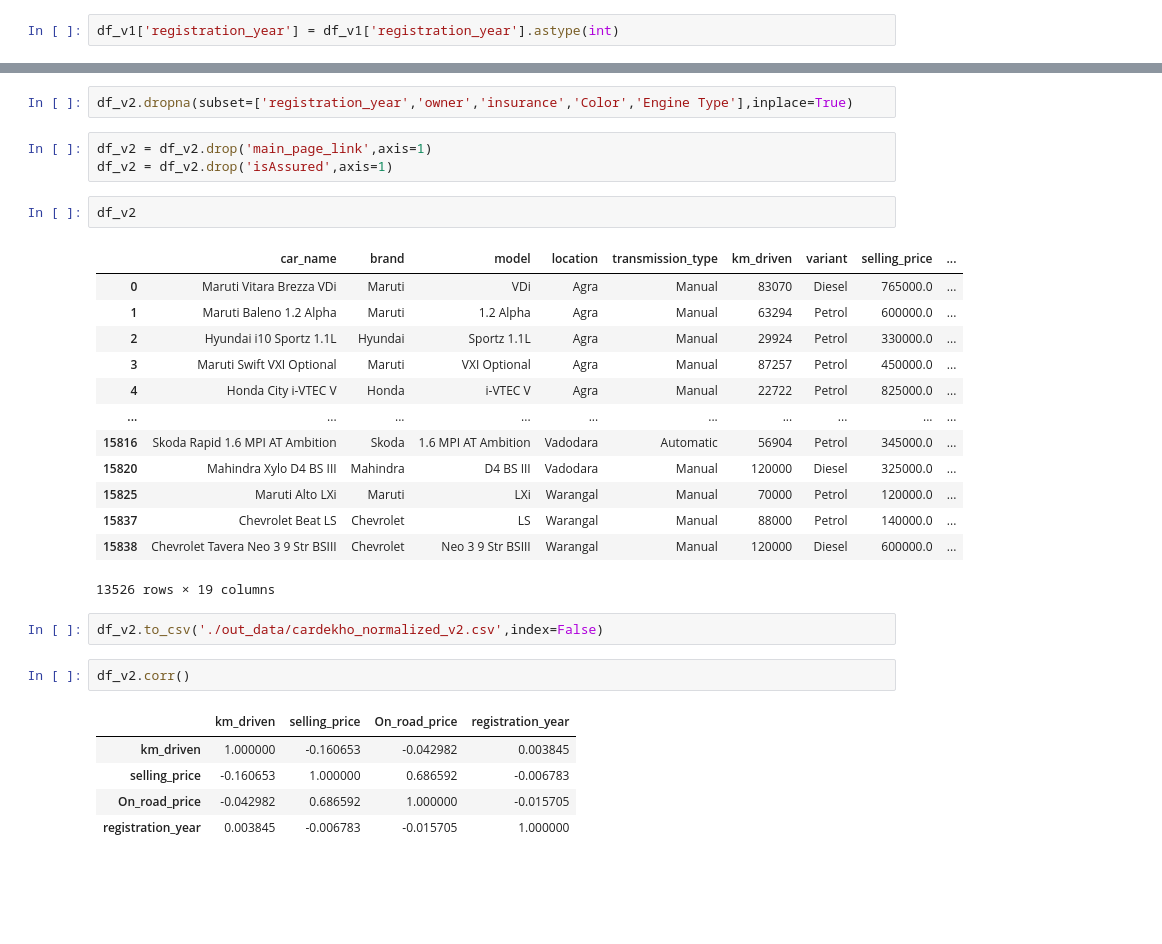
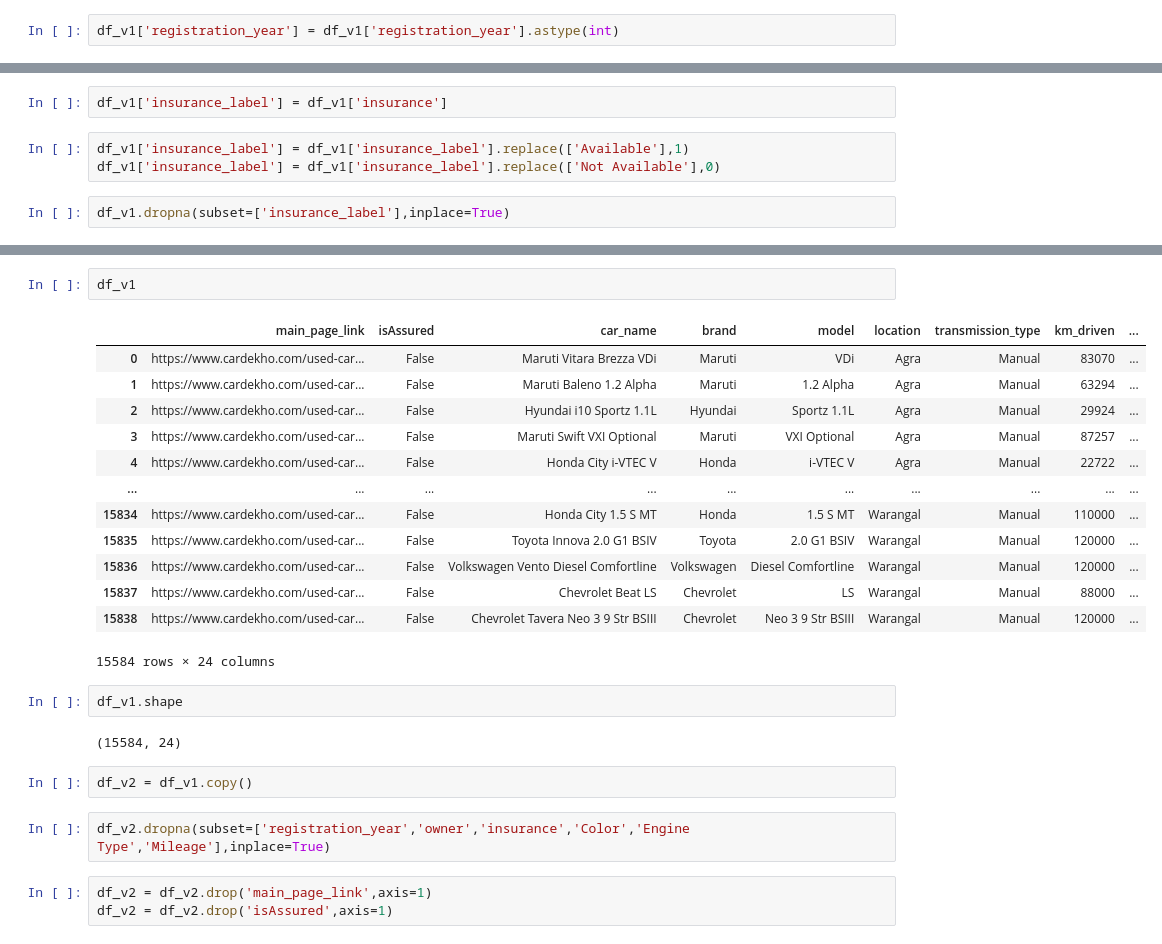
Before and after one commit to kaustavb79/cardekho, a Jupyter notebook: cardekho_data_normalize.ipynb, the cells around one changed output, grey strips where cells are left out. Cells and saved outputs as stored; diff of their text form; blank space fills up the shorter version.

```diff
--- a/cardekho_data_normalize.ipynb
+++ b/cardekho_data_normalize.ipynb
@@ -246,0 +189,7 @@ df_v1['On_road_price'] = df_v1['On_road_price'].apply(lambda x:clean_on_road_pri
+# %%
+df_v1['insurance_label'] = df_v1['insurance']
+# %%
+df_v1['insurance_label'] = df_v1['insurance_label'].replace(['Available'],1)
+df_v1['insurance_label'] = df_v1['insurance_label'].replace(['Not Available'],0)
+# %%
+df_v1.dropna(subset=['insurance_label'],inplace=True)
@@ -255,31 +275,27 @@ df_v2 = df_v1.copy()
-# %%
-df_v2.dropna(subset=['registration_year','owner','insurance','Color','Engine Type'],inplace=True)
-# %%
-df_v2 = df_v2.drop('main_page_link',axis=1)
-df_v2 = df_v2.drop('isAssured',axis=1)
-# %%
-df_v2
-# %% [output]
-|  | car_name | brand | model | location | transmission_type | km_driven | variant | selling_price | ... |
-| 0 | Maruti Vitara Brezza VDi | Maruti | VDi | Agra | Manual | 83070 | Diesel | 765000.0 | ... |
-| 1 | Maruti Baleno 1.2 Alpha | Maruti | 1.2 Alpha | Agra | Manual | 63294 | Petrol | 600000.0 | ... |
-| 2 | Hyundai i10 Sportz 1.1L | Hyundai | Sportz 1.1L | Agra | Manual | 29924 | Petrol | 330000.0 | ... |
-| 3 | Maruti Swift VXI Optional | Maruti | VXI Optional | Agra | Manual | 87257 | Petrol | 450000.0 | ... |
-| 4 | Honda City i-VTEC V | Honda | i-VTEC V | Agra | Manual | 22722 | Petrol | 825000.0 | ... |
-| ... | ... | ... | ... | ... | ... | ... | ... | ... | ... |
-| 15816 | Skoda Rapid 1.6 MPI AT Ambition | Skoda | 1.6 MPI AT Ambition | Vadodara | Automatic | 56904 | Petrol | 345000.0 | ... |
-| 15820 | Mahindra Xylo D4 BS III | Mahindra | D4 BS III | Vadodara | Manual | 120000 | Diesel | 325000.0 | ... |
-| 15825 | Maruti Alto LXi | Maruti | LXi | Warangal | Manual | 70000 | Petrol | 120000.0 | ... |
-| 15837 | Chevrolet Beat LS | Chevrolet | LS | Warangal | Manual | 88000 | Petrol | 140000.0 | ... |
-| 15838 | Chevrolet Tavera Neo 3 9 Str BSIII | Chevrolet | Neo 3 9 Str BSIII | Warangal | Manual | 120000 | Diesel | 600000.0 | ... |
-13526 rows × 19 columns
-# %%
-df_v2.to_csv('./out_data/cardekho_normalized_v2.csv',index=False)
-# %%
-df_v2.corr()
-# %% [output]
-|  | km_driven | selling_price | On_road_price | registration_year |
-| km_driven | 1.000000 | -0.160653 | -0.042982 | 0.003845 |
-| selling_price | -0.160653 | 1.000000 | 0.686592 | -0.006783 |
-| On_road_price | -0.042982 | 0.686592 | 1.000000 | -0.015705 |
-| registration_year | 0.003845 | -0.006783 | -0.015705 | 1.000000 |
+# %%
+df_v1
+# %% [output]
+|  | main_page_link | isAssured | car_name | brand | model | location | transmission_type | km_driven | ... |
+| 0 | https://www.cardekho.com/used-car... | False | Maruti Vitara Brezza VDi | Maruti | VDi | Agra | Manual | 83070 | ... |
+| 1 | https://www.cardekho.com/used-car... | False | Maruti Baleno 1.2 Alpha | Maruti | 1.2 Alpha | Agra | Manual | 63294 | ... |
+| 2 | https://www.cardekho.com/used-car... | False | Hyundai i10 Sportz 1.1L | Hyundai | Sportz 1.1L | Agra | Manual | 29924 | ... |
+| 3 | https://www.cardekho.com/used-car... | False | Maruti Swift VXI Optional | Maruti | VXI Optional | Agra | Manual | 87257 | ... |
+| 4 | https://www.cardekho.com/used-car... | False | Honda City i-VTEC V | Honda | i-VTEC V | Agra | Manual | 22722 | ... |
+| ... | ... | ... | ... | ... | ... | ... | ... | ... | ... |
+| 15834 | https://www.cardekho.com/used-car... | False | Honda City 1.5 S MT | Honda | 1.5 S MT | Warangal | Manual | 110000 | ... |
+| 15835 | https://www.cardekho.com/used-car... | False | Toyota Innova 2.0 G1 BSIV | Toyota | 2.0 G1 BSIV | Warangal | Manual | 120000 | ... |
+| 15836 | https://www.cardekho.com/used-car... | False | Volkswagen Vento Diesel Comfortline | Volkswagen | Diesel Comfortline | Warangal | Manual | 120000 | ... |
+| 15837 | https://www.cardekho.com/used-car... | False | Chevrolet Beat LS | Chevrolet | LS | Warangal | Manual | 88000 | ... |
+| 15838 | https://www.cardekho.com/used-car... | False | Chevrolet Tavera Neo 3 9 Str BSIII | Chevrolet | Neo 3 9 Str BSIII | Warangal | Manual | 120000 | ... |
+15584 rows × 24 columns
+# %%
+df_v1.shape
+# %% [output]
+(15584, 24)
+# %%
+df_v2 = df_v1.copy()
+# %%
+df_v2.dropna(subset=['registration_year','owner','insurance','Color','Engine Type','Mileage'],inplace=True)
+# %%
+df_v2 = df_v2.drop('main_page_link',axis=1)
+df_v2 = df_v2.drop('isAssured',axis=1)
```
Also changed, not shown: parts of 45 cells of this notebook, 4 other files.
